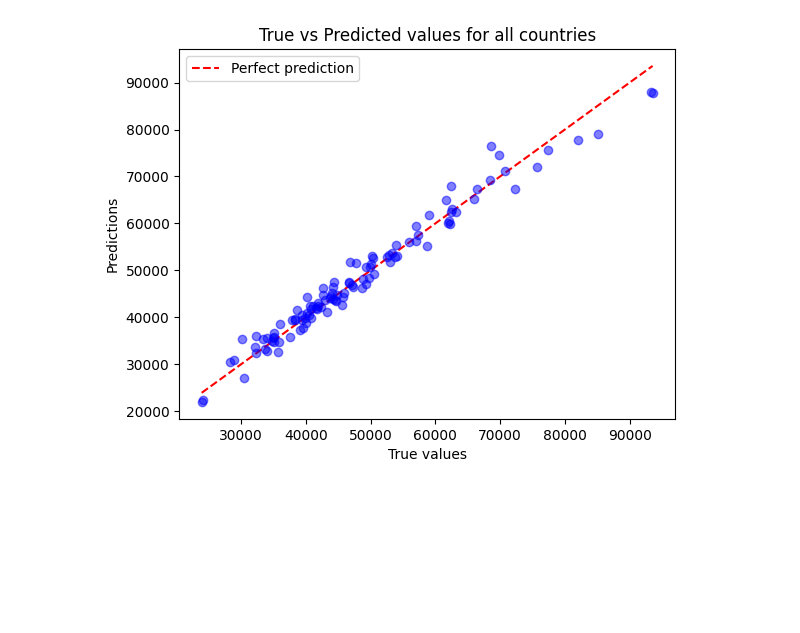
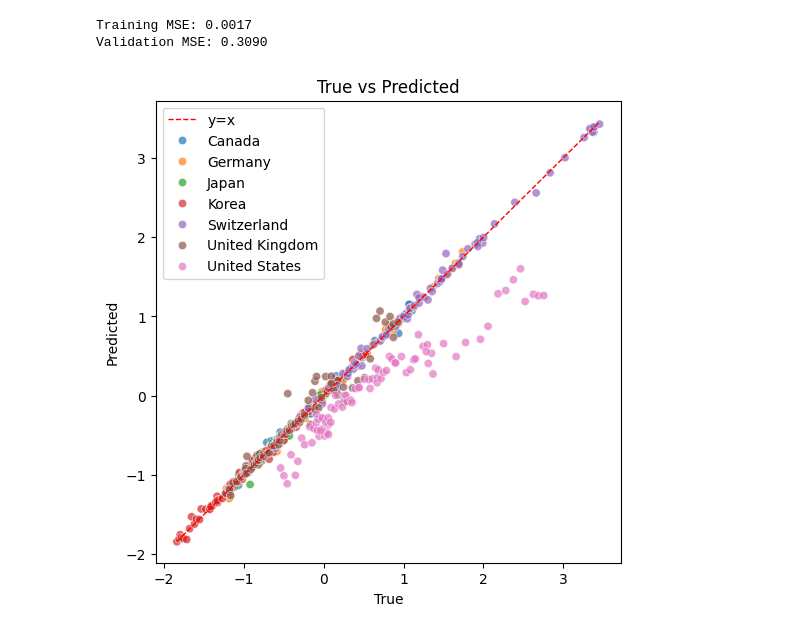
Before and after one commit to theS3b/Smoothing-Techniques-for-Predicting-High-Frequency-Time-Series, a Jupyter notebook: main.ipynb, the cells around one changed output. Drawn from its saved outputs; the diff is of its cells as text; code cells hidden in the pictures; blank space fills up the shorter version.

Commit message:
slightly better preprocessing & seb's visualisation

```diff
--- a/main.ipynb
+++ b/main.ipynb
@@ -76,15 +63,51 @@ VotingRegressor(estimators=[('model_0',
-# %%
-# plot predictions
-y_pred = model.predict(X_test) * (y_std + EPS) + y_mean
-y_test_scaled = y_test * (y_std + EPS) + y_mean
-
-
-plt.plot([min(y_test_scaled), max(y_test_scaled)], [min(y_test_scaled), max(y_test_scaled)], color='red', linestyle='--', label='Perfect prediction')
-plt.plot(y_test_scaled, y_pred, color='blue', marker='o', linestyle='None', alpha=0.5)
-plt.xlabel('True values')
-plt.ylabel('Predictions')
-plt.legend()
-plt.title('True vs Predicted values for all countries')
-plt.show()
-# %% [output]
-[figure, removed]
+# %%
+n_valid = int(len(X) * VALID_PROPORTION)
+
+X_train, y_train = X[:-n_valid], y[:-n_valid]
+X_valid, y_valid = X[-n_valid:], y[-n_valid:]
+country_train, country_valid = countries.iloc[:-n_valid], countries.iloc[-n_valid:]
+# %%
+model = BaseModel(seed=SEED)
+
+model.fit(X_train, y_train)
+
+# Predict on training and validation data
+y_pred_train = model.predict(X_train)
+y_pred_valid = model.predict(X_valid)
+
+# Calculate Mean Squared Error
+mse_train = mean_squared_error(y_train, y_pred_train)
+mse_valid = mean_squared_error(y_valid, y_pred_valid)
+print(f"Training MSE: {mse_train:.4f}")
+print(f"Validation MSE: {mse_valid:.4f}")
+# %% [output]
+Training MSE: 0.0017
+Validation MSE: 0.3090
+# %%
+# Associate the result by country
+y_pred_valid_country = pd.DataFrame({'date': country_valid['date'].values, 'country': country_valid['country'].values, 'y_pred': y_pred_valid, 'y_true': y_valid})
+y_pred_train_country = pd.DataFrame({'date': country_train['date'].values, 'country': country_train['country'].values, 'y_pred': y_pred_train, 'y_true': y_train})
+
+# Put together the train and the validation set
+predictions = pd.concat([y_pred_train_country, y_pred_valid_country])
+
+# Melting the dataframe for better plotting
+predictions_melted = predictions.melt(
+    id_vars=["date", "country"], value_vars=["y_pred", "y_true"],
+    var_name="Type", value_name="Value"
+)
+
+predictions
+
+# plot true (x) vs predicted (y) values
+plt.figure(figsize=(6, 6))
+# line
+plt.plot([np.min(predictions['y_true']), np.max(predictions['y_true'])], [np.min(predictions['y_true']), np.max(predictions['y_true'])], color='red', linewidth=1, linestyle='--', label='y=x')
+sns.scatterplot(x='y_true', y='y_pred', data=predictions, hue='country', alpha=0.7)
+plt.title('True vs Predicted')
+plt.xlabel('True')
+plt.ylabel('Predicted')
+plt.legend()
+plt.show()
+# %% [output]
+[figure, added]
```
Also changed, not shown: parts of 9 cells of this notebook, 3 other files.
